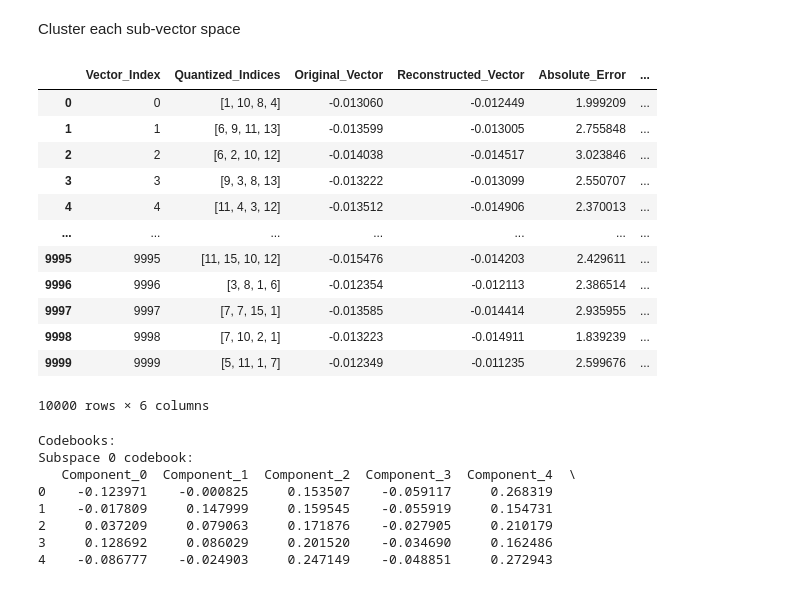
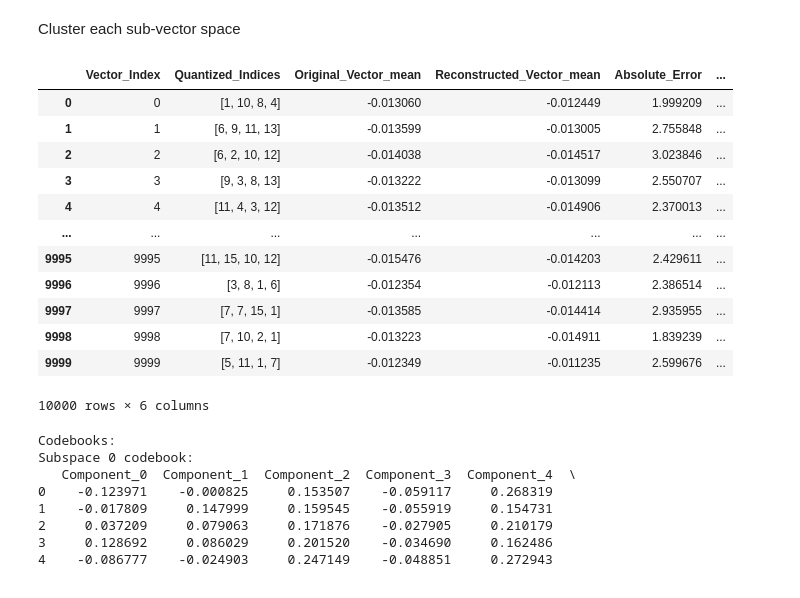
Before and after one commit to igor531205/applied_machine_learning_tasks, a Jupyter notebook: hw3_vector_quantization.ipynb, the cells around one changed output. Drawn from its saved outputs; the diff is of its cells as text; code cells hidden in the pictures.

```diff
--- a/hw3_vector_quantization.ipynb
+++ b/hw3_vector_quantization.ipynb
@@ -92,24 +92,24 @@ for i, sub_vector in enumerate(sub_vectors):
 # %%
 data = []
 for i in range(len(tokens)):
     original = tokens[i]
     quantized = quantize_vector(original)
     reconstructed = reconstruct_vector(quantized)
     abs_error = absolute_error(original, reconstructed)
     rel_error = relative_error(original, reconstructed)
     vector_data = {
         'Vector_Index': i,
         'Quantized_Indices': quantized,
-        'Original_Vector': mean(original),
-        'Reconstructed_Vector': mean(reconstructed),
+        'Original_Vector_mean': mean(original),
+        'Reconstructed_Vector_mean': mean(reconstructed),
         'Absolute_Error': abs_error,
         'Relative_Error': rel_error
     }
     data.append(vector_data)
 
 pd.DataFrame(data)
 # %% [output]
-|  | Vector_Index | Quantized_Indices | Original_Vector | Reconstructed_Vector | Absolute_Error | ... |
+|  | Vector_Index | Quantized_Indices | Original_Vector_mean | Reconstructed_Vector_mean | Absolute_Error | ... |
 | 0 | 0 | [1, 10, 8, 4] | -0.013060 | -0.012449 | 1.999209 | ... |
 | 1 | 1 | [6, 9, 11, 13] | -0.013599 | -0.013005 | 2.755848 | ... |
 | 2 | 2 | [6, 2, 10, 12] | -0.014038 | -0.014517 | 3.023846 | ... |
```
